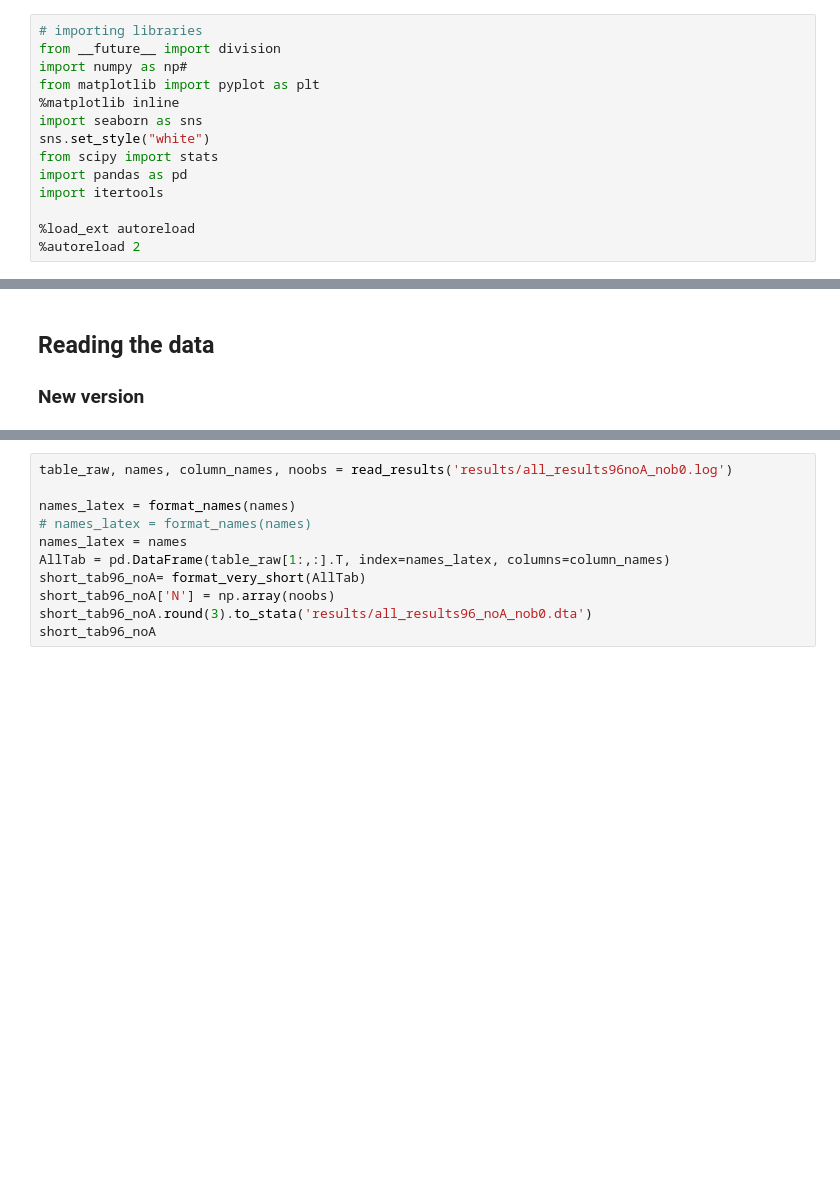
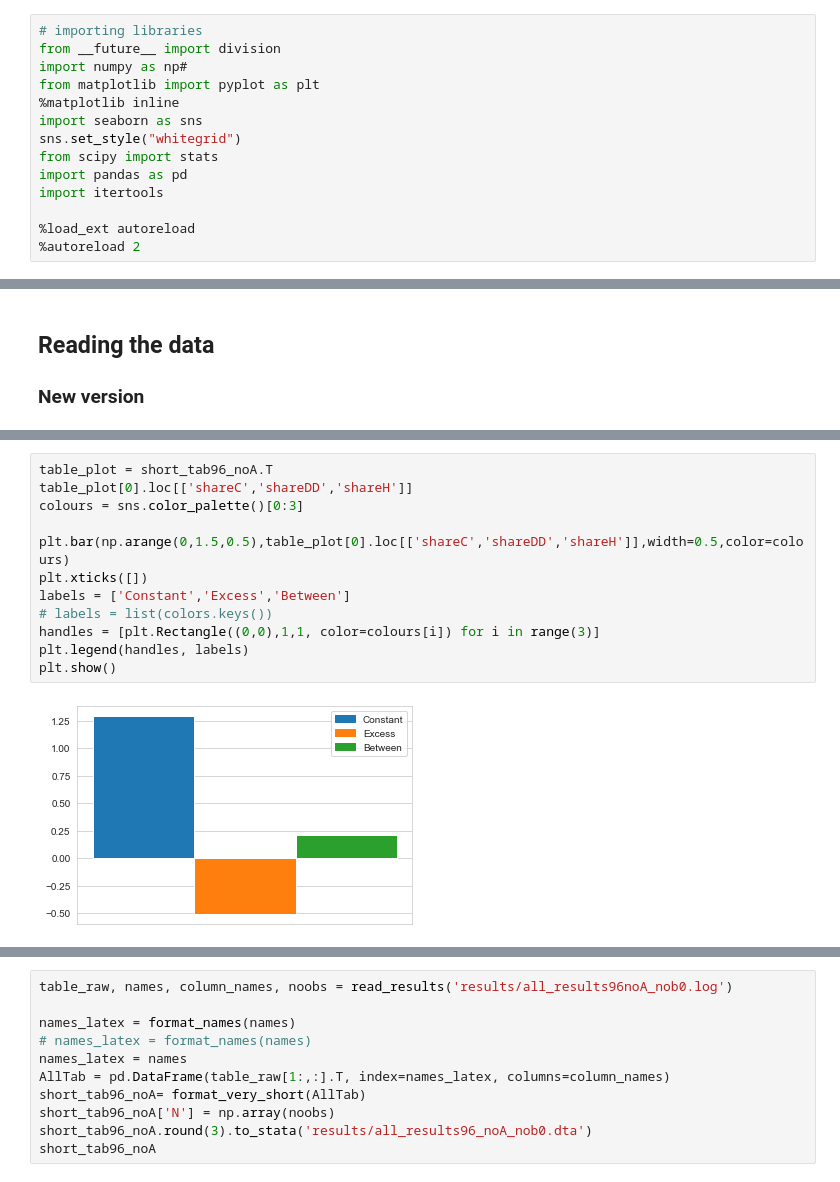
Before and after one commit to crisla/UVD_ABS_code, a Jupyter notebook: tables_and_plots.ipynb, the cells around one changed output, grey strips where cells are left out. Saved outputs shown, nothing was run; the diff lists cells and outputs as text; blank space fills up the shorter version.

Commit message:
Survival plots y results

```diff
--- a/tables_and_plots.ipynb
+++ b/tables_and_plots.ipynb
@@ -5,7 +5,7 @@ import numpy as np#
 from matplotlib import pyplot as plt
 %matplotlib inline
 import seaborn as sns
-sns.set_style("white")
+sns.set_style("whitegrid")
 from scipy import stats
 import pandas as pd
 import itertools
@@ -251,0 +259,14 @@ short_tab96_noA
+# %%
+table_plot = short_tab96_noA.T
+table_plot[0].loc[['shareC','shareDD','shareH']]
+colours = sns.color_palette()[0:3]
+
+plt.bar(np.arange(0,1.5,0.5),table_plot[0].loc[['shareC','shareDD','shareH']],width=0.5,color=colours)
+plt.xticks([])
+labels = ['Constant','Excess','Between']
+# labels = list(colors.keys())
+handles = [plt.Rectangle((0,0),1,1, color=colours[i]) for i in range(3)]
+plt.legend(handles, labels)
+plt.show()
+# %% [output]
+[figure, added]
```
Also changed, not shown: parts of 8 cells of this notebook, 13 other files.
